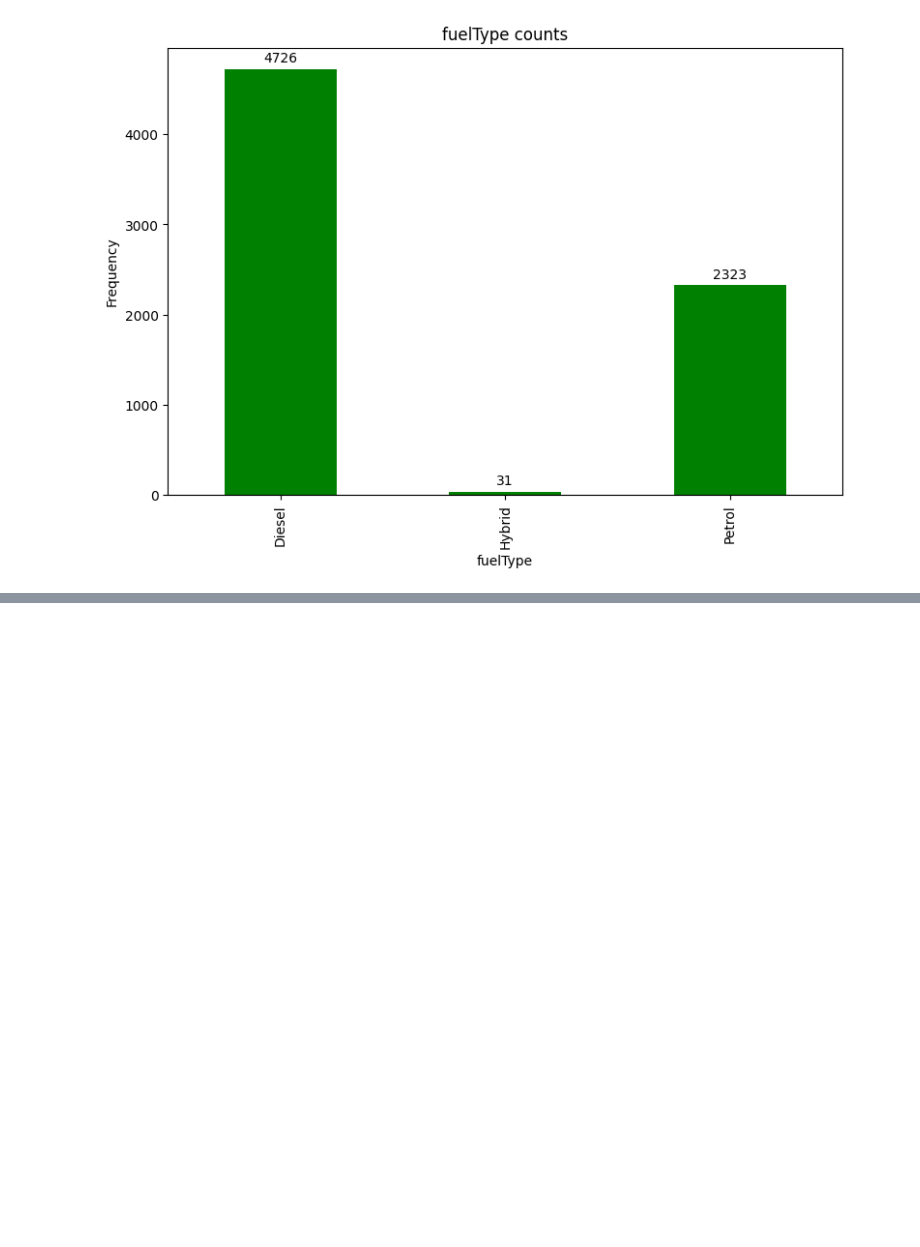
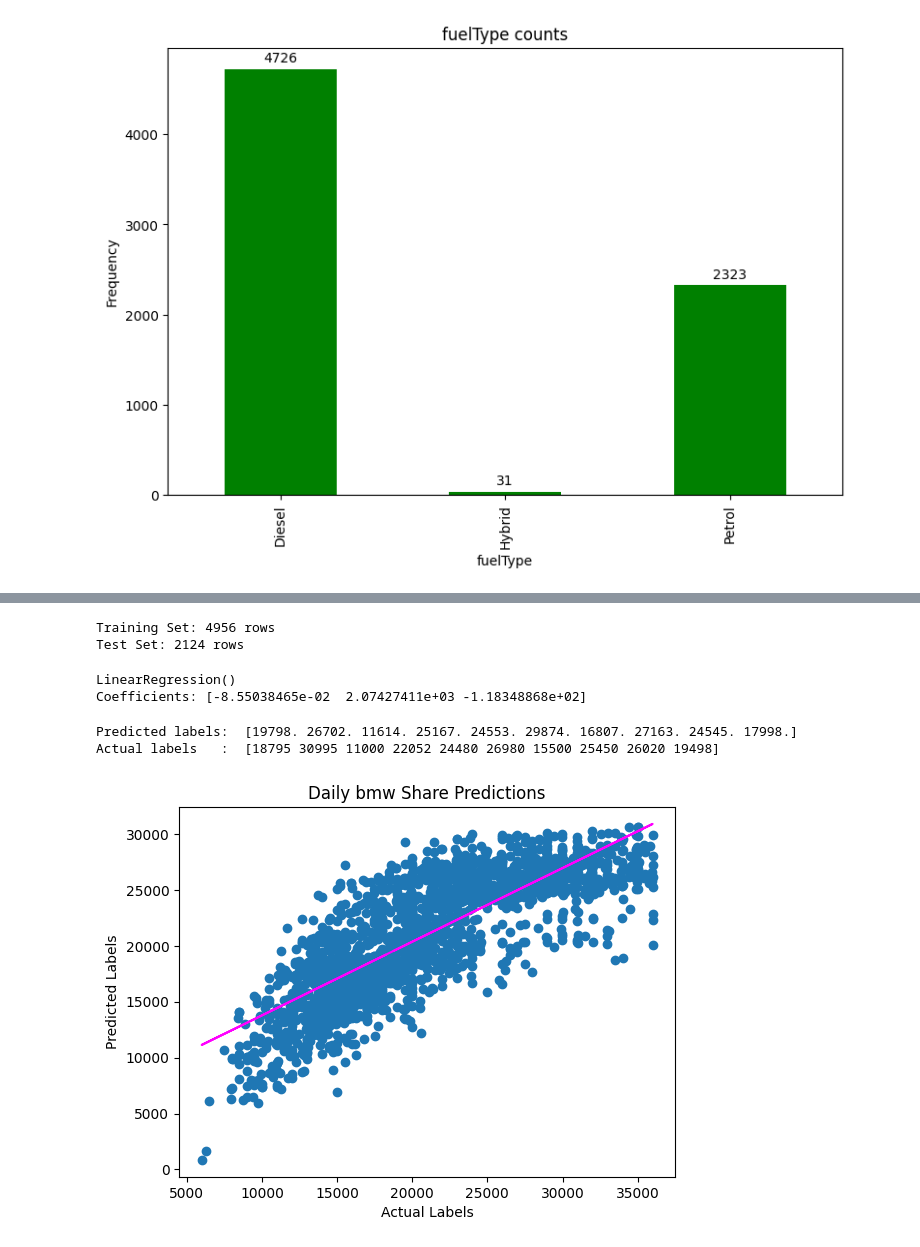
Before and after one commit to Nicolaserd/BMW, a Jupyter notebook: notebooks/bmw.ipynb, the cells around one changed output, grey strips where cells are left out. Cells and saved outputs as stored; diff of their text form; code cells hidden in the pictures; blank space fills up the shorter version.

```diff
--- a/notebooks/bmw.ipynb
+++ b/notebooks/bmw.ipynb
@@ -279,0 +300,4 @@ plt.show()
+# %%
+# Separate features and labels
+X, y = df_bmw[["mileage","year","mpg"]].values, df_bmw['price'].values
+print('Features:',X[:10], '\nLabels:', y[:10], sep='\n')
@@ -279,0 +319,47 @@ plt.show()
+# %%
+from sklearn.model_selection import train_test_split
+
+# Split data 70%-30% into training set and test set
+X_train, X_test, y_train, y_test = train_test_split(X, y, test_size=0.30, random_state=0)
+
+print ('Training Set: %d rows\nTest Set: %d rows' % (X_train.shape[0], X_test.shape[0]))
+# %% [output]
+Training Set: 4956 rows
+Test Set: 2124 rows
+# %%
+# Train the model
+from sklearn.linear_model import LinearRegression
+
+# Fit a linear regression model on the training set
+model = LinearRegression().fit(X_train, y_train)
+print (model)
+print("Coefficients:", model.coef_)
+# %% [output]
+LinearRegression()
+Coefficients: [-8.55038465e-02  2.07427411e+03 -1.18348868e+02]
+# %%
+import numpy as np
+
+predictions = model.predict(X_test)
+np.set_printoptions(suppress=True)
+print('Predicted labels: ', np.round(predictions)[:10])
+print('Actual labels   : ' ,y_test[:10])
+# %% [output]
+Predicted labels:  [19798. 26702. 11614. 25167. 24553. 29874. 16807. 27163. 24545. 17998.]
+Actual labels   :  [18795 30995 11000 22052 24480 26980 15500 25450 26020 19498]
+# %%
+import matplotlib.pyplot as plt
+
+%matplotlib inline
+
+plt.scatter(y_test, predictions)
+plt.xlabel('Actual Labels')
+plt.ylabel('Predicted Labels')
+plt.title('Daily bmw Share Predictions')
+# overlay the regression line
+z = np.polyfit(y_test, predictions, 1)
+p = np.poly1d(z)
+plt.plot(y_test,p(y_test), color='magenta')
+plt.show()
+# %% [output]
+[figure, added]
```
Also changed, not shown: parts of 10 cells of this notebook, 1 other file.
